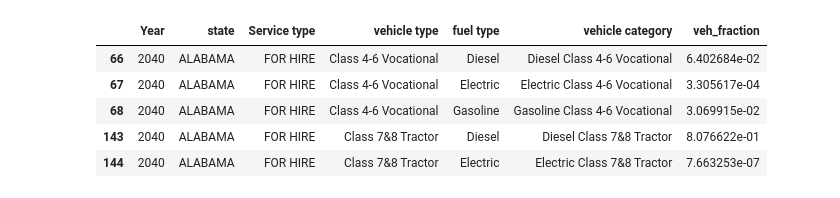
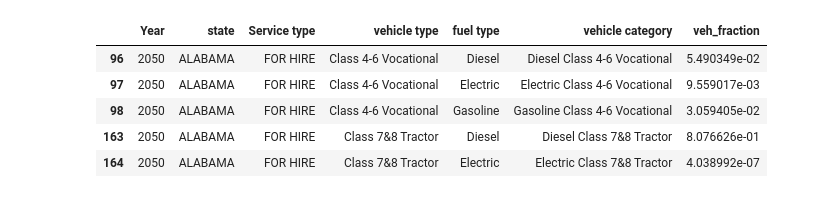
Before and after one commit to LBNL-UCB-STI/SynthFirm, a Jupyter notebook: Firm Synthesis/pre_input_files/firm_fleet_assignment_post_mc.ipynb, the cells around one changed output. Saved outputs shown, nothing was run; the diff lists cells and outputs as text; code cells hidden in the pictures.

```diff
--- a/Firm Synthesis/pre_input_files/firm_fleet_assignment_post_mc.ipynb
+++ b/Firm Synthesis/pre_input_files/firm_fleet_assignment_post_mc.ipynb
@@ -26,7 +26,8 @@ def split_dataframe(df, chunk_size = 100000):
     return chunks
 # %%
 scenario_name = 'TDA_low'
-firms = read_csv('outputs_aus_2040/forecast_firms_with_fleet_' + scenario_name + '.csv')
+analysis_year = '2050'
+firms = read_csv('outputs_aus_fleet/'+ analysis_year + '/forecast_firms_with_fleet_' + scenario_name + '.csv')
 private_fleet = read_csv('inputs/fleet/TX_private_fleet_size_distribution_V2.csv')
 for_hire_fleet = read_csv('inputs/fleet/TX_for_hire_fleet_size_distribution_V2.csv')
 for_lease_fleet = read_csv('inputs/fleet/TX_for_lease_fleet_size_distribution_V2.csv')
@@ -41,23 +42,23 @@ state_fips_lookup = read_csv('inputs/us-state-ansi-fips.csv')
 # vehicle_type_fraction = [0.206287,	0.505178, 0.244464, 0.044071]  # will be replaced once input from Alicia is ready
 # %%
 # filter vehicle composition data
-analysis_year = 2040
+
 vehicle_type_by_state = \
-vehicle_type_by_state.loc[vehicle_type_by_state['Year'] == analysis_year]
+vehicle_type_by_state.loc[vehicle_type_by_state['Year'] == int(analysis_year)]
 
 national_fleet_composition = \
-national_fleet_composition.loc[national_fleet_composition['Year'] == analysis_year]
+national_fleet_composition.loc[national_fleet_composition['Year'] == int(analysis_year)]
 
-ev_fraction = ev_fraction.loc[ev_fraction['Year'] == analysis_year]
+ev_fraction = ev_fraction.loc[ev_fraction['Year'] == int(analysis_year)]
 
 vehicle_type_by_state.head(5)
 # %% [output]
 |  | Year | state | Service type | vehicle type | fuel type | vehicle category | veh_fraction |
-| 66 | 2040 | ALABAMA | FOR HIRE | Class 4-6 Vocational | Diesel | Diesel Class 4-6 Vocational | 6.402684e-02 |
-| 67 | 2040 | ALABAMA | FOR HIRE | Class 4-6 Vocational | Electric | Electric Class 4-6 Vocational | 3.305617e-04 |
-| 68 | 2040 | ALABAMA | FOR HIRE | Class 4-6 Vocational | Gasoline | Gasoline Class 4-6 Vocational | 3.069915e-02 |
-| 143 | 2040 | ALABAMA | FOR HIRE | Class 7&8 Tractor | Diesel | Diesel Class 7&8 Tractor | 8.076622e-01 |
-| 144 | 2040 | ALABAMA | FOR HIRE | Class 7&8 Tractor | Electric | Electric Class 7&8 Tractor | 7.663253e-07 |
+| 96 | 2050 | ALABAMA | FOR HIRE | Class 4-6 Vocational | Diesel | Diesel Class 4-6 Vocational | 5.490349e-02 |
+| 97 | 2050 | ALABAMA | FOR HIRE | Class 4-6 Vocational | Electric | Electric Class 4-6 Vocational | 9.559017e-03 |
+| 98 | 2050 | ALABAMA | FOR HIRE | Class 4-6 Vocational | Gasoline | Gasoline Class 4-6 Vocational | 3.059405e-02 |
+| 163 | 2050 | ALABAMA | FOR HIRE | Class 7&8 Tractor | Diesel | Diesel Class 7&8 Tractor | 8.076626e-01 |
+| 164 | 2050 | ALABAMA | FOR HIRE | Class 7&8 Tractor | Electric | Electric Class 7&8 Tractor | 4.038992e-07 |
 # %%
 # load b2b output
 combined_b2b_flow = None
```
Also changed, not shown: parts of 12 cells of this notebook, 10 other files.
